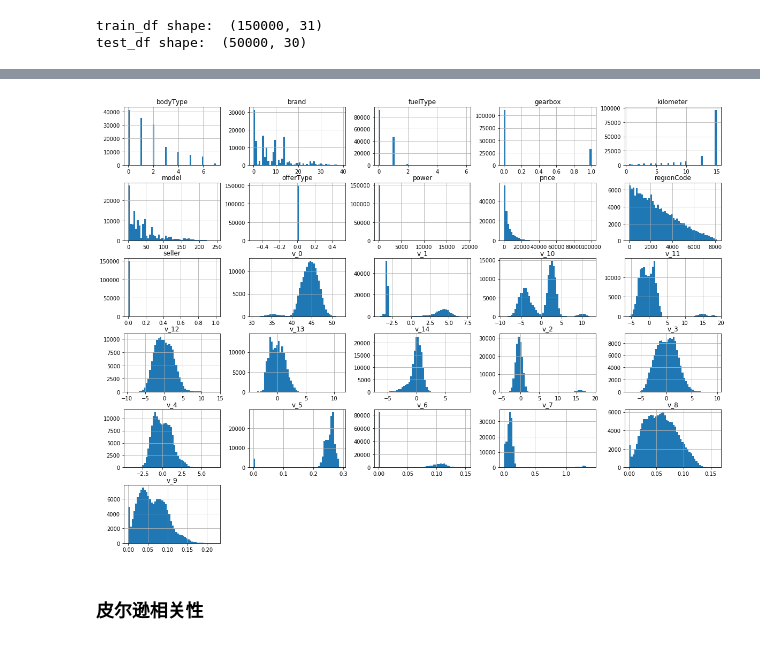
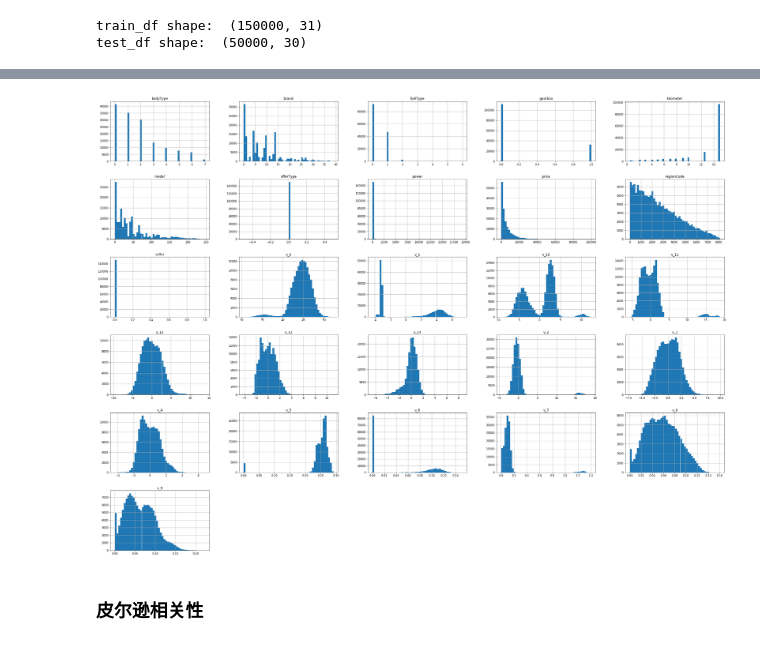
Before and after one commit to clelandgt/machine_learning, a Jupyter notebook: competitions/tianchi/used_car/eda.ipynb, the cells around one changed output, grey strips where cells are left out. Drawn from its saved outputs; the diff is of its cells as text; code cells hidden in the pictures.

```diff
--- a/competitions/tianchi/used_car/eda.ipynb
+++ b/competitions/tianchi/used_car/eda.ipynb
@@ -39,0 +87,6 @@ test data shape:  (50000, 30)
+# %%
+train_df = read_csv('https://query.data.world/s/gthedhekbujsbrb2xv6xw5upd2cpvn')
+test_df = read_csv('https://query.data.world/s/sclhycnxm36nefhxqis7itzs6wz5g5')
+
+train_df = reduce_mem_usage(train_df)
+test_df = reduce_mem_usage(test_df)
@@ -66,6 +225,7 @@ test_df shape:  (50000, 30)
 # %%
+# 最开始放开全部cols，经过后面探索后，去掉一些特征分布。regDate，creatDate为日期类型
 cols = [col for col in train_df.columns if col not in ['SaleID','name','regDate','creatDate']]
-train_df[cols].hist(bins=50, figsize=(20,15))
+train_df[cols].hist(bins=50, figsize=(40,30))
 plt.show()
 # %% [output]
-[figure, old version]
+[figure, new version]
```
Also changed, not shown: parts of 36 cells of this notebook, 2 other files.
